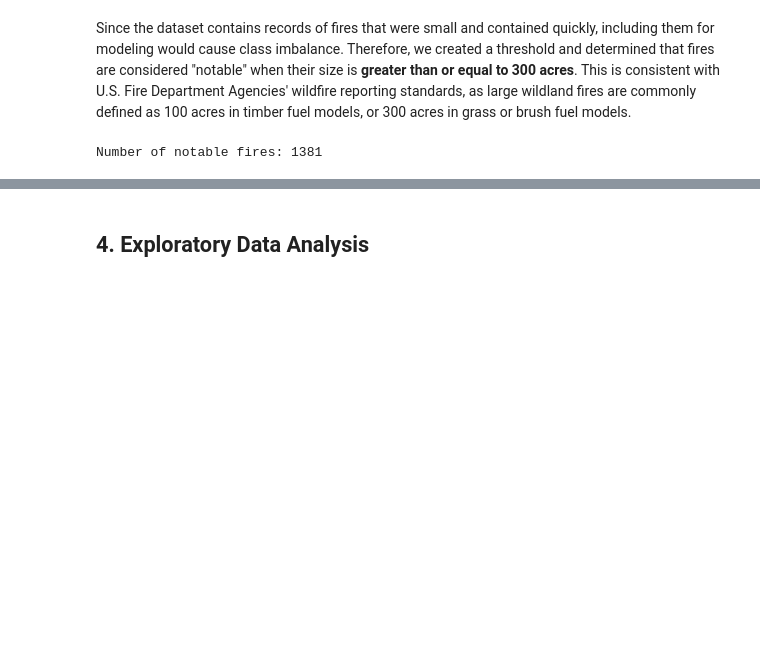
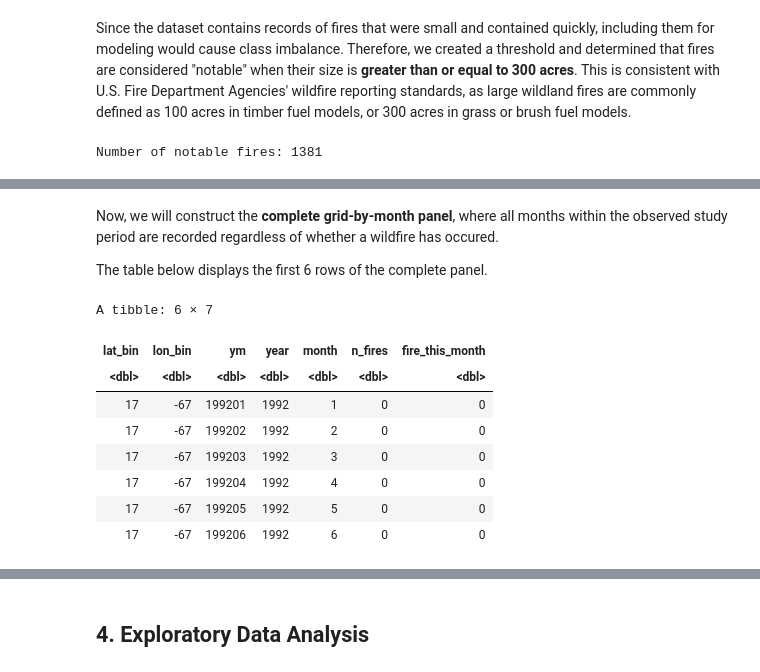
Before and after one commit to lucyni/Wildfire-Prediction-Project, a Jupyter notebook: Wildfire_FinalProject.ipynb, the cells around one changed output, grey strips where cells are left out. Cells and saved outputs as stored; diff of their text form; code cells hidden in the pictures; blank space fills up the shorter version.

```diff
--- a/Wildfire_FinalProject.ipynb
+++ b/Wildfire_FinalProject.ipynb
@@ -128,0 +146,7 @@ Number of notable fires: 1381
+# %%
+notable_fires <- notable_fires %>%
+  mutate(
+    lat_bin = floor(LATITUDE),
+    lon_bin = floor(LONGITUDE),
+    ym = YEAR * 100 + MONTH
+  )
@@ -128,0 +159,10 @@ Number of notable fires: 1381
+# %%
+grid_month_fire <- notable_fires %>%
+  group_by(lat_bin, lon_bin, ym) %>%
+  summarise(
+    n_fires = n(),
+    fire_this_month = 1,
+    .groups = "drop"
+  )
+
+head(grid_month_fire)
@@ -128,0 +179,30 @@ Number of notable fires: 1381
+# %% [markdown]
+Now, we will construct the **complete grid-by-month panel**, where all months within the observed study period are recorded regardless of whether a wildfire has occured.
+
+The table below displays the first 6 rows of the complete panel.
+# %%
+all_grids <- grid_month_fire %>% distinct(lat_bin, lon_bin)
+
+start_date <- ymd(paste0(min(grid_month_fire$ym) %/% 100, "-", min(grid_month_fire$ym) %% 100, "-01"))
+end_date   <- ymd(paste0(max(grid_month_fire$ym) %/% 100, "-", max(grid_month_fire$ym) %% 100, "-01"))
+
+all_months <- tibble(date = seq.Date(start_date, end_date, by = "month")) %>%
+  mutate(year = year(date), month = month(date), ym = year * 100 + month) %>%
+  select(ym, year, month)
+
+panel <- crossing(all_grids, all_months) %>%
+  left_join(grid_month_fire, by = c("lat_bin", "lon_bin", "ym")) %>%
+  mutate(n_fires = ifelse(is.na(n_fires), 0, n_fires),
+         fire_this_month = ifelse(is.na(fire_this_month), 0, 1))
+
+head(panel)
+# %% [output]
+A tibble: 6 × 7
+| lat_bin | lon_bin | ym | year | month | n_fires | fire_this_month |
+| <dbl> | <dbl> | <dbl> | <dbl> | <dbl> | <dbl> | <dbl> |
+| 17 | -67 | 199201 | 1992 | 1 | 0 | 0 |
+| 17 | -67 | 199202 | 1992 | 2 | 0 | 0 |
+| 17 | -67 | 199203 | 1992 | 3 | 0 | 0 |
+| 17 | -67 | 199204 | 1992 | 4 | 0 | 0 |
+| 17 | -67 | 199205 | 1992 | 5 | 0 | 0 |
+| 17 | -67 | 199206 | 1992 | 6 | 0 | 0 |
```
Also changed, not shown: parts of 65 cells of this notebook.
